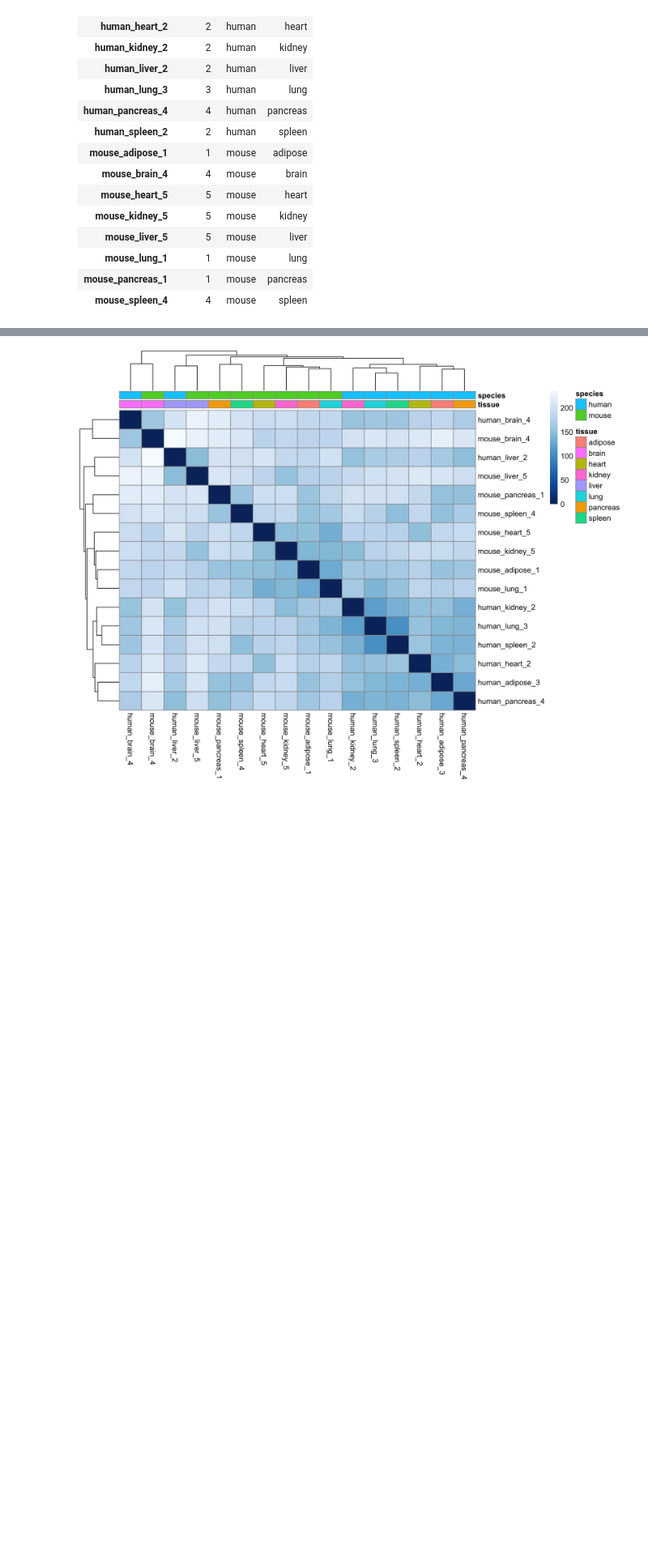
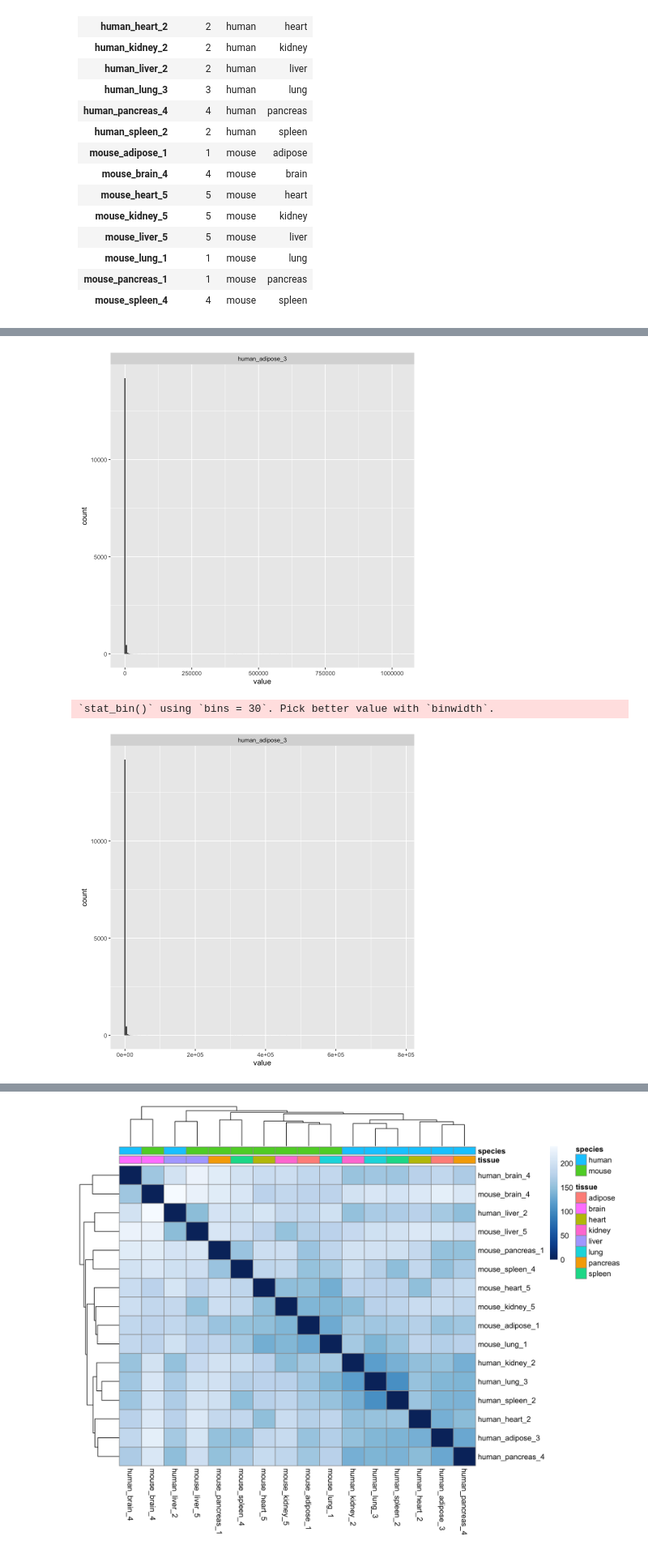
Before and after one commit to NYUAD-Core-Bioinformatics/sc_2024, a Jupyter notebook: notebook/0_deseq2_sva.ipynb, the cells around one changed output, grey strips where cells are left out. Shown at 81% size. Cells and saved outputs as stored; diff of their text form; code cells hidden in the pictures; blank space fills up the shorter version.

Commit message:
added norm plots

```diff
--- a/notebook/0_deseq2_sva.ipynb
+++ b/notebook/0_deseq2_sva.ipynb
@@ -56,3 +78,17 @@ gene-wise dispersion estimates
 mean-dispersion relationship
 
 final dispersion estimates
+# %%
+tmp = reshape2::melt(counts(dds[,'human_adipose_3'], normalized=F))
+ggplot(tmp, aes(x=value)) + geom_histogram(bins = 200) +facet_wrap(~Var2, ncol = 3 )
+
+tmp = reshape2::melt(counts(dds[,'human_adipose_3'], normalized=TRUE))
+ggplot(tmp, aes(x=value)) + geom_histogram(bins = 200) +facet_wrap(~Var2, ncol = 3 )
+
+
+tmp = reshape2::melt(log2(counts(dds[,'human_adipose_3'], normalized=TRUE) + 1))
+ggplot(tmp, aes(x=value)) + geom_histogram() +facet_wrap(~Var2, ncol = 3 )
+# %% [output]
+[figure, added]
+`stat_bin()` using `bins = 30`. Pick better value with `binwidth`.
+[figure, added]
```
Also changed, not shown: parts of 7 cells of this notebook, 1 other file.
